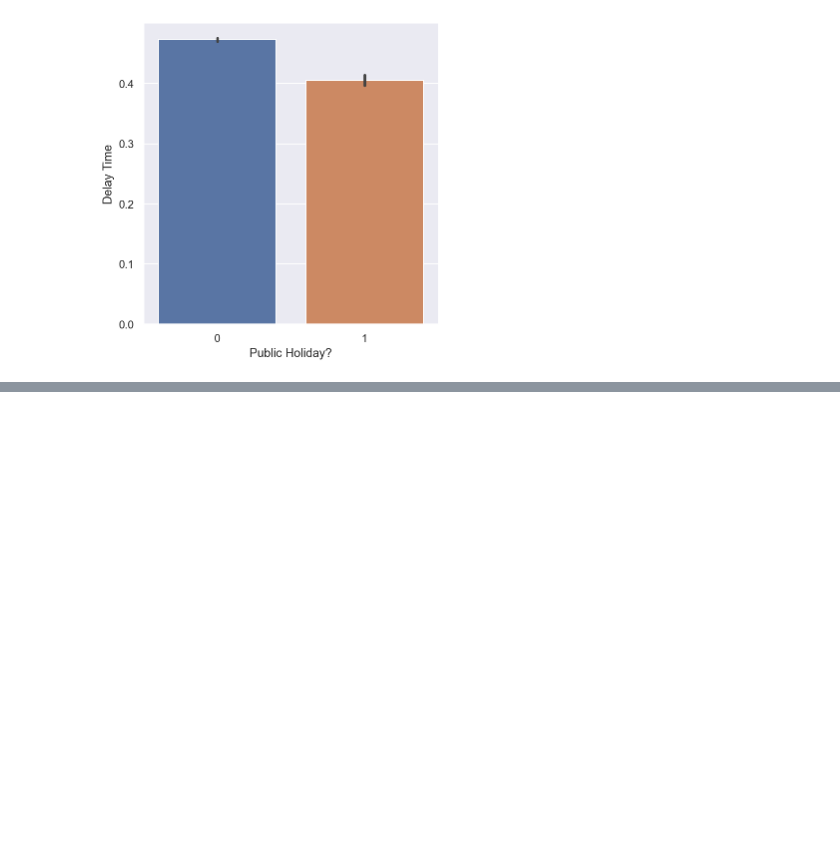
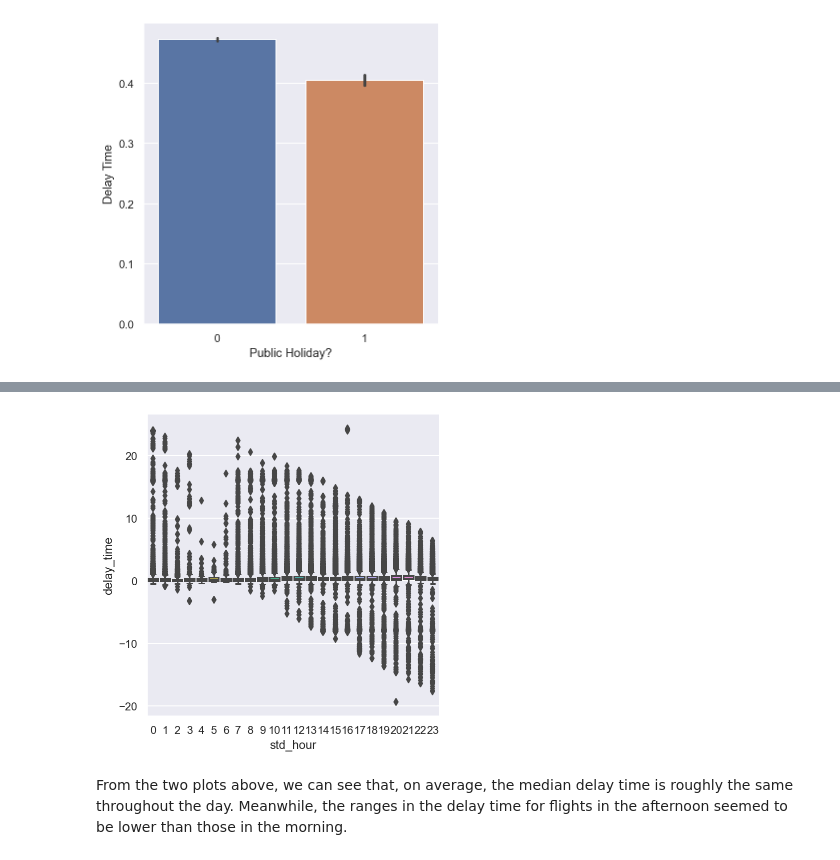
Before and after one commit to chunheisiu/flight-delay-claims-prediction, a Jupyter notebook: notebooks/EDA.ipynb, the cells around one changed output, grey strips where cells are left out. Saved outputs shown, nothing was run; the diff lists cells and outputs as text; code cells hidden in the pictures; blank space fills up the shorter version.

```diff
--- a/notebooks/EDA.ipynb
+++ b/notebooks/EDA.ipynb
@@ -317,0 +325,6 @@ Looking at the bar plot, it seems like `is_public_holiday` does not have a signi
+# %%
+flights_hours_delay = sns.catplot(x='std_hour', y='delay_time', kind='box', data=non_canceled_flights)
+# %% [output]
+[figure, added]
+# %% [markdown]
+From the two plots above, we can see that, on average, the median delay time is roughly the same throughout the day. Meanwhile, the ranges in the delay time for flights in the afternoon seemed to be lower than those in the morning.
```
Also changed, not shown: parts of 9 cells of this notebook, 1 other file.
